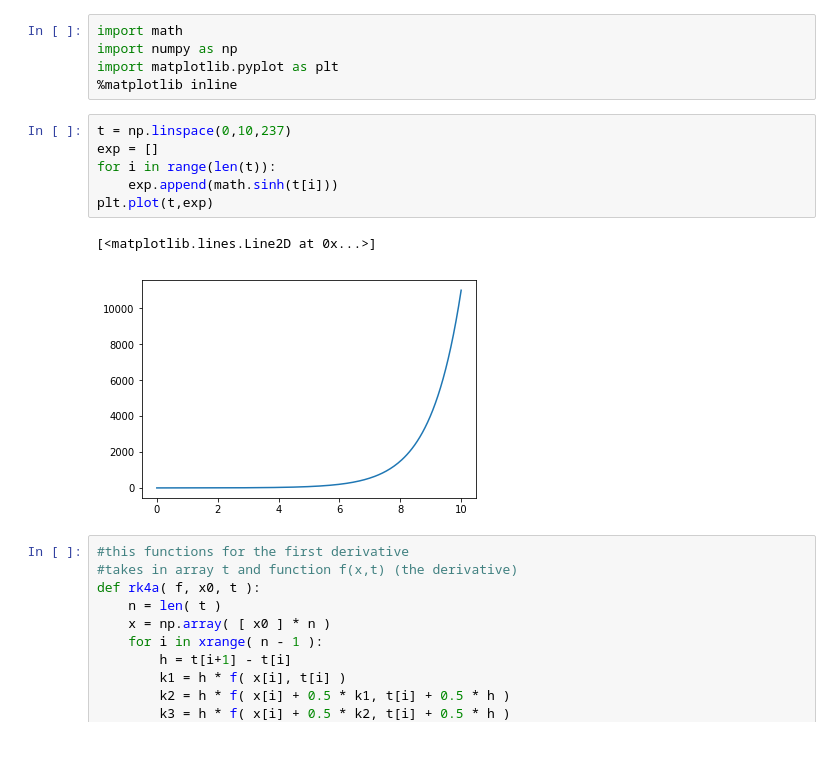
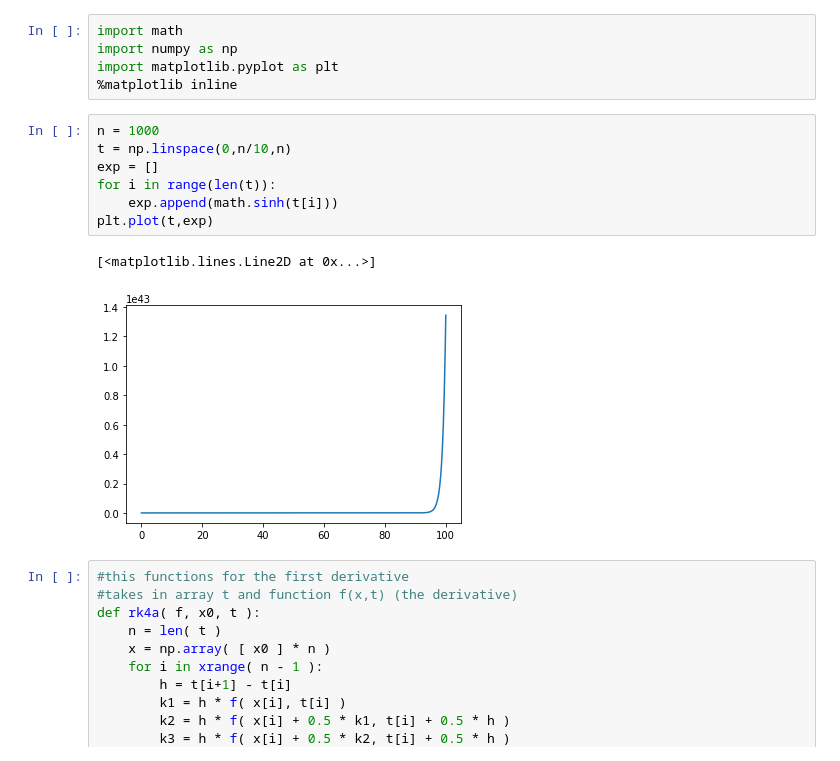
Before and after one commit to tiwarip1/PHY480MSU, a Jupyter notebook: project3/src/rk4.ipynb, the cells around one changed output. Drawn from its saved outputs; the diff is of its cells as text.

```diff
--- a/project3/src/rk4.ipynb
+++ b/project3/src/rk4.ipynb
@@ -4,14 +4,15 @@ import numpy as np
 import matplotlib.pyplot as plt
 %matplotlib inline
 # %%
-t = np.linspace(0,10,237)
+n = 1000
+t = np.linspace(0,n/10,n)
 exp = []
 for i in range(len(t)):
     exp.append(math.sinh(t[i]))
 plt.plot(t,exp)
 # %% [output]
 [<matplotlib.lines.Line2D at 0x...>]
-[figure, old version]
+[figure, new version]
 # %%
 #this functions for the first derivative
 #takes in array t and function f(x,t) (the derivative)
```
Also changed, not shown: parts of 6 cells of this notebook, 7 other files.
